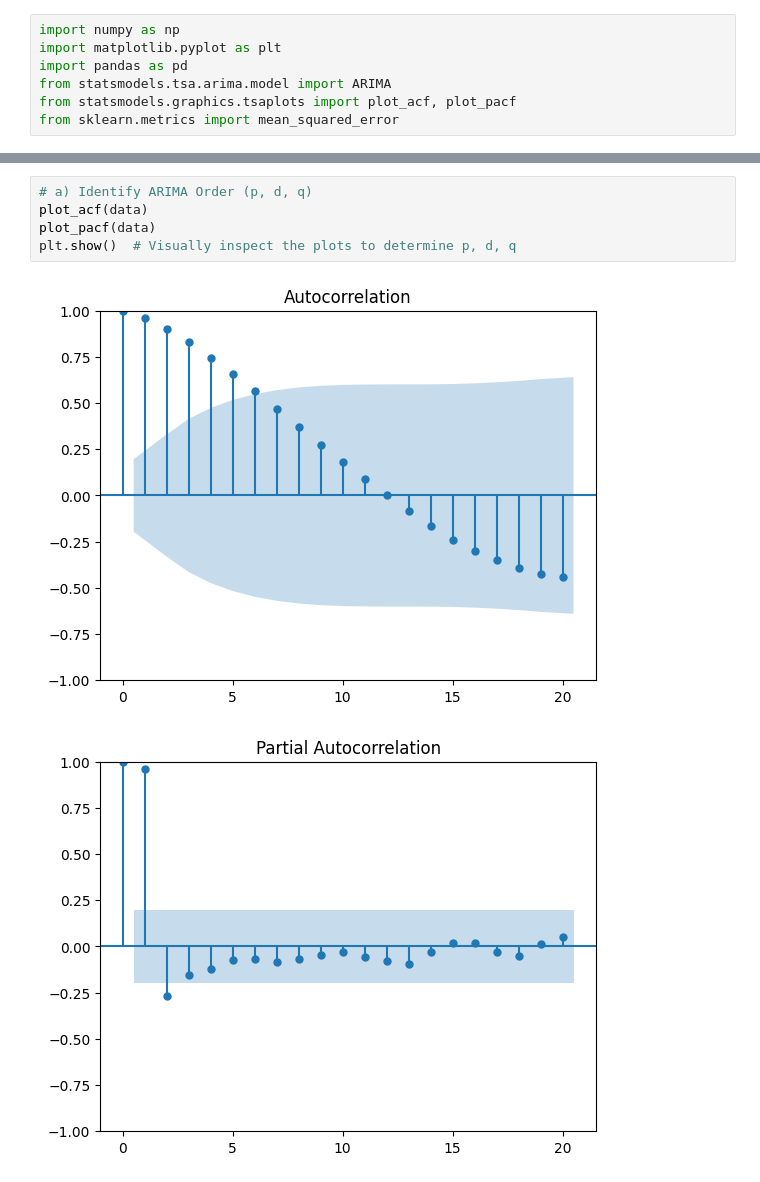
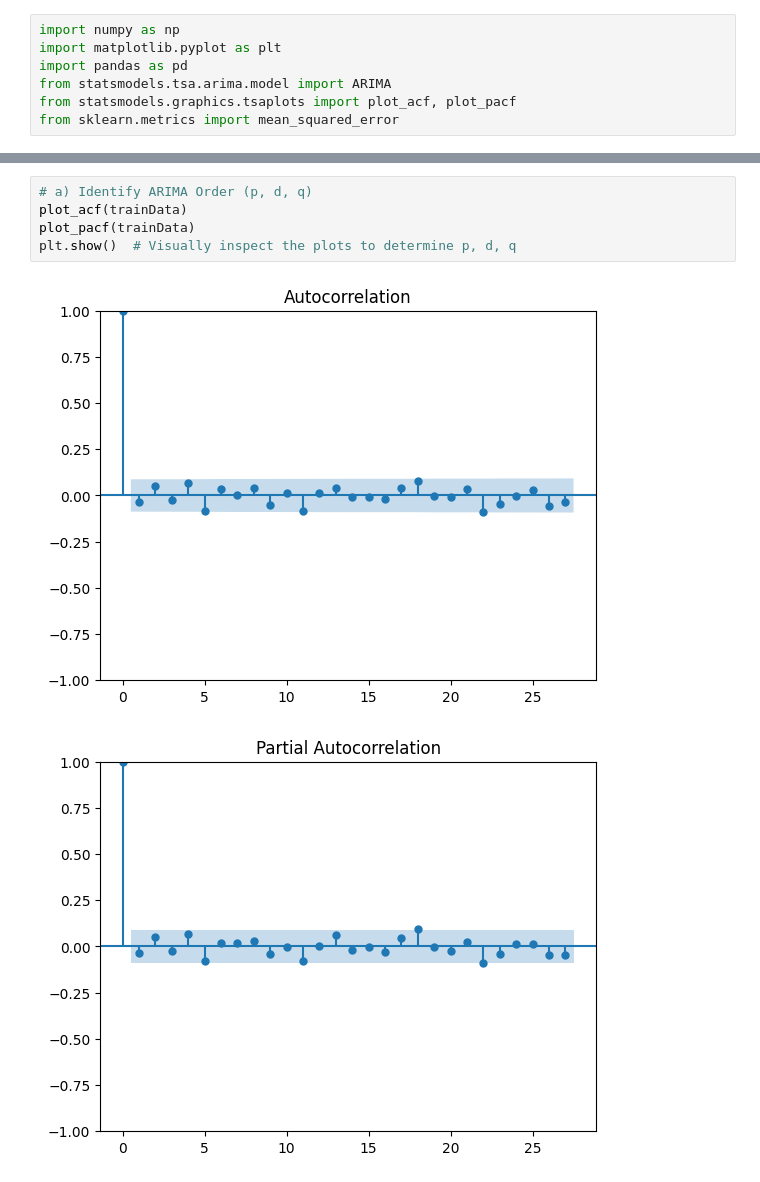
Before and after one commit to fahimahammed/computer-simulation-and-modeling, a Jupyter notebook: 6-forecasting-by-ARIMA-model-2.ipynb, the cells around one changed output, grey strips where cells are left out. Drawn from its saved outputs; the diff is of its cells as text.

```diff
--- a/6-forecasting-by-ARIMA-model-2.ipynb
+++ b/6-forecasting-by-ARIMA-model-2.ipynb
@@ -26,10 +29,10 @@ print(data)
 # %%
 # a) Identify ARIMA Order (p, d, q)
-plot_acf(data)
-plot_pacf(data)
+plot_acf(trainData)
+plot_pacf(trainData)
 plt.show()  # Visually inspect the plots to determine p, d, q
 # %% [output]
-[figure, old version]
+[figure, new version]
-[figure, old version]
+[figure, new version]
 # %%
 # creating training and test data set
```
Also changed, not shown: parts of 6 cells of this notebook, 3 other files.
